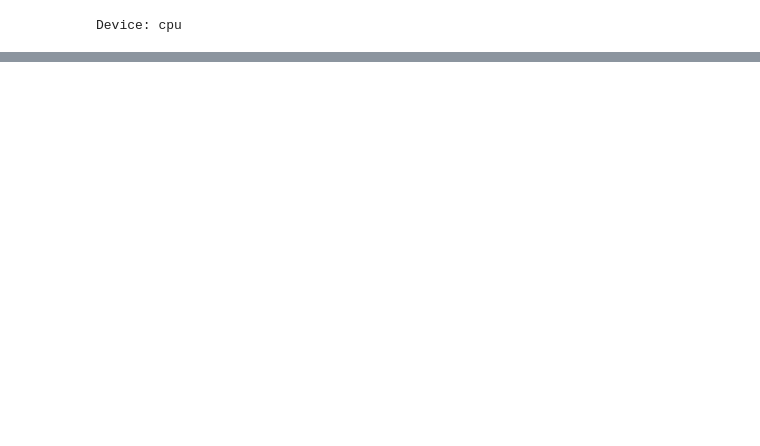
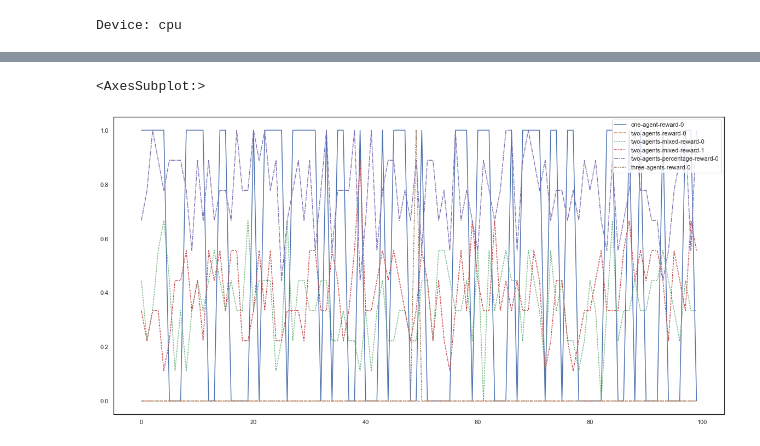
Before and after one commit to zarahz/MARL-and-Markets, a Jupyter notebook: Coloring_with_CAP/plots.ipynb, the cells around one changed output, grey strips where cells are left out. Cells and saved outputs as stored; diff of their text form; code cells hidden in the pictures; blank space fills up the shorter version.

```diff
--- a/Coloring_with_CAP/plots.ipynb
+++ b/Coloring_with_CAP/plots.ipynb
@@ -174,0 +172,27 @@ plot_barchart(bar_labels, amount_reset_fields_per_setting, "count of reset field
+# %%
+# create dataframe
+df = pd.DataFrame(log_data)
+
+all_reward_cols = []
+reward_cols = []
+reset_fields_cols = []
+grid_solved_cols = []
+for col in df.columns:
+    if "reward" in col:
+        all_reward_cols.append(col)
+        if "mixed" in col:
+            reward_cols.append(col)
+        elif "reward-0" in col:
+            # in most cases rewards are the same for all agents so only safe one
+            reward_cols.append(col)
+    if "grid-solved" in col:
+        grid_solved_cols.append(col)
+    else:
+        reset_fields_cols.append(col)
+
+
+df_reward = df[reward_cols].transpose().stack().reset_index()
+df_reward.rename(columns={0:'reward', "level_0": "setting", "level_1": "episode"}, inplace=True)
+
+df_all = df.transpose().stack().reset_index()
+print(df_all)
@@ -174,0 +241,8 @@ plot_barchart(bar_labels, amount_reset_fields_per_setting, "count of reset field
+# %%
+sns.set_theme(style="white")
+f, ax = plt.subplots(figsize=(20,10))
+
+sns.lineplot(data=df[reward_cols], ax=ax)
+# %% [output]
+<AxesSubplot:>
+[figure, added]
```
Also changed, not shown: parts of 11 cells of this notebook, 6 other files.
